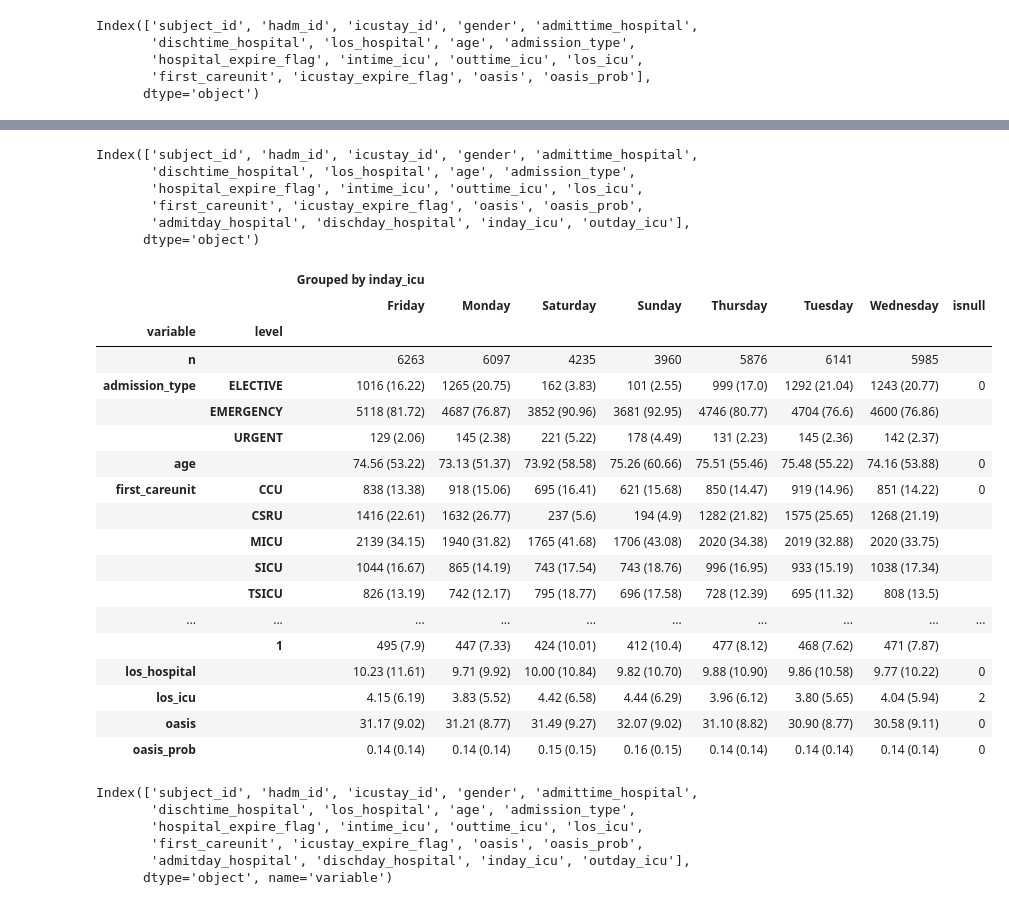
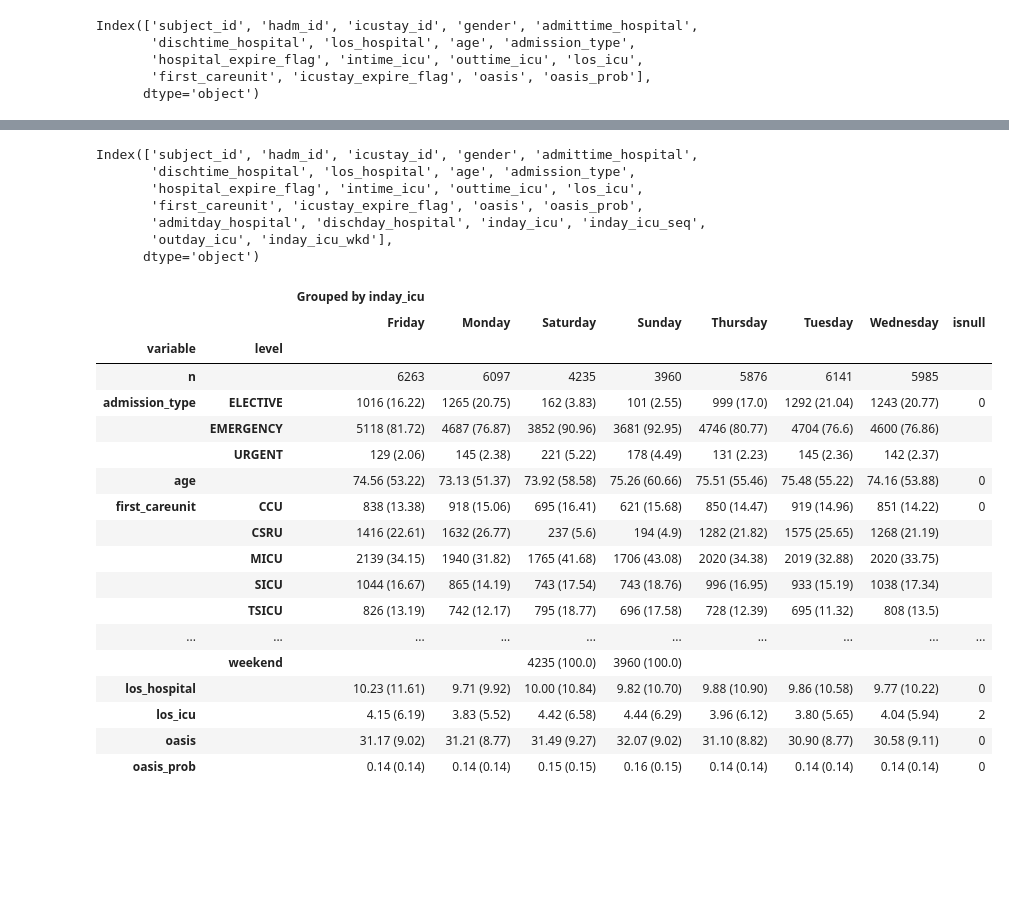
Before and after one commit to MIT-LCP/bhi-bsn-challenge, a Jupyter notebook: challenge-demo.ipynb, the cells around one changed output, grey strips where cells are left out. Cells and saved outputs as stored; diff of their text form; code cells hidden in the pictures; blank space fills up the shorter version.

```diff
--- a/challenge-demo.ipynb
+++ b/challenge-demo.ipynb
@@ -68,5 +117,6 @@ data.head()
 data['admitday_hospital'] = data.admittime_hospital.dt.weekday_name
 data['dischday_hospital'] = data.dischtime_hospital.dt.weekday_name
 data['inday_icu'] = data.intime_icu.dt.weekday_name
+data['inday_icu_seq'] = data.intime_icu.dt.weekday
 data['outday_icu'] = data.outtime_icu.dt.weekday_name
 data.head()
@@ -74,0 +142,5 @@ data.head()
+# %%
+# create weekday vs weekend column for icu_intime
+data['inday_icu_wkd'] = np.where(data.intime_icu.dt.weekday <= 4,
+                                 'weekday','weekend')
+data['inday_icu_wkd'].value_counts()
@@ -79,47 +159,40 @@ Index(['subject_id', 'hadm_id', 'icustay_id', 'gender', 'admittime_hospital',
        'dischtime_hospital', 'los_hospital', 'age', 'admission_type',
        'hospital_expire_flag', 'intime_icu', 'outtime_icu', 'los_icu',
        'first_careunit', 'icustay_expire_flag', 'oasis', 'oasis_prob',
-       'admitday_hospital', 'dischday_hospital', 'inday_icu', 'outday_icu'],
+       'admitday_hospital', 'dischday_hospital', 'inday_icu', 'inday_icu_seq',
+       'outday_icu', 'inday_icu_wkd'],
       dtype='object')
 # %%
 columns = ['gender', 'los_hospital', 'age', 'admission_type', 'hospital_expire_flag',
-           'los_icu','icustay_expire_flag', 'oasis', 'oasis_prob', 'first_careunit']
+           'los_icu','icustay_expire_flag', 'oasis', 'oasis_prob', 'first_careunit',
+           'inday_icu_wkd']
 
 groupby = 'inday_icu'
 
 pval = False
 
 categorical = ['gender','admission_type','hospital_expire_flag','icustay_expire_flag',
-               'first_careunit']
+               'first_careunit','inday_icu_wkd']
 
 t = TableOne(data, columns=columns, categorical=categorical, groupby=groupby, pval=pval)
 t.tableone
 # %% [output]
 |  |  | Grouped by inday_icu |  |  |  |  |  |  |  |
 |  |  | Friday | Monday | Saturday | Sunday | Thursday | Tuesday | Wednesday | isnull |
 | variable | level |  |  |  |  |  |  |  |  |
 | n |  | 6263 | 6097 | 4235 | 3960 | 5876 | 6141 | 5985 |  |
 | admission_type | ELECTIVE | 1016 (16.22) | 1265 (20.75) | 162 (3.83) | 101 (2.55) | 999 (17.0) | 1292 (21.04) | 1243 (20.77) | 0 |
 |  | EMERGENCY | 5118 (81.72) | 4687 (76.87) | 3852 (90.96) | 3681 (92.95) | 4746 (80.77) | 4704 (76.6) | 4600 (76.86) |  |
 |  | URGENT | 129 (2.06) | 145 (2.38) | 221 (5.22) | 178 (4.49) | 131 (2.23) | 145 (2.36) | 142 (2.37) |  |
 | age |  | 74.56 (53.22) | 73.13 (51.37) | 73.92 (58.58) | 75.26 (60.66) | 75.51 (55.46) | 75.48 (55.22) | 74.16 (53.88) | 0 |
 | first_careunit | CCU | 838 (13.38) | 918 (15.06) | 695 (16.41) | 621 (15.68) | 850 (14.47) | 919 (14.96) | 851 (14.22) | 0 |
 |  | CSRU | 1416 (22.61) | 1632 (26.77) | 237 (5.6) | 194 (4.9) | 1282 (21.82) | 1575 (25.65) | 1268 (21.19) |  |
 |  | MICU | 2139 (34.15) | 1940 (31.82) | 1765 (41.68) | 1706 (43.08) | 2020 (34.38) | 2019 (32.88) | 2020 (33.75) |  |
 |  | SICU | 1044 (16.67) | 865 (14.19) | 743 (17.54) | 743 (18.76) | 996 (16.95) | 933 (15.19) | 1038 (17.34) |  |
 |  | TSICU | 826 (13.19) | 742 (12.17) | 795 (18.77) | 696 (17.58) | 728 (12.39) | 695 (11.32) | 808 (13.5) |  |
 | ... | ... | ... | ... | ... | ... | ... | ... | ... | ... |
-|  | 1 | 495 (7.9) | 447 (7.33) | 424 (10.01) | 412 (10.4) | 477 (8.12) | 468 (7.62) | 471 (7.87) |  |
+|  | weekend |  |  | 4235 (100.0) | 3960 (100.0) |  |  |  |  |
 | los_hospital |  | 10.23 (11.61) | 9.71 (9.92) | 10.00 (10.84) | 9.82 (10.70) | 9.88 (10.90) | 9.86 (10.58) | 9.77 (10.22) | 0 |
 | los_icu |  | 4.15 (6.19) | 3.83 (5.52) | 4.42 (6.58) | 4.44 (6.29) | 3.96 (6.12) | 3.80 (5.65) | 4.04 (5.94) | 2 |
 | oasis |  | 31.17 (9.02) | 31.21 (8.77) | 31.49 (9.27) | 32.07 (9.02) | 31.10 (8.82) | 30.90 (8.77) | 30.58 (9.11) | 0 |
 | oasis_prob |  | 0.14 (0.14) | 0.14 (0.14) | 0.15 (0.15) | 0.16 (0.15) | 0.14 (0.14) | 0.14 (0.14) | 0.14 (0.14) | 0 |
-# %%
-data.columns
-# %% [output]
-Index(['subject_id', 'hadm_id', 'icustay_id', 'gender', 'admittime_hospital',
-       'dischtime_hospital', 'los_hospital', 'age', 'admission_type',
-       'hospital_expire_flag', 'intime_icu', 'outtime_icu', 'los_icu',
-       'first_careunit', 'icustay_expire_flag', 'oasis', 'oasis_prob',
-       'admitday_hospital', 'dischday_hospital', 'inday_icu', 'outday_icu'],
-      dtype='object', name='variable')
```
Also changed, not shown: parts of 35 cells of this notebook.
